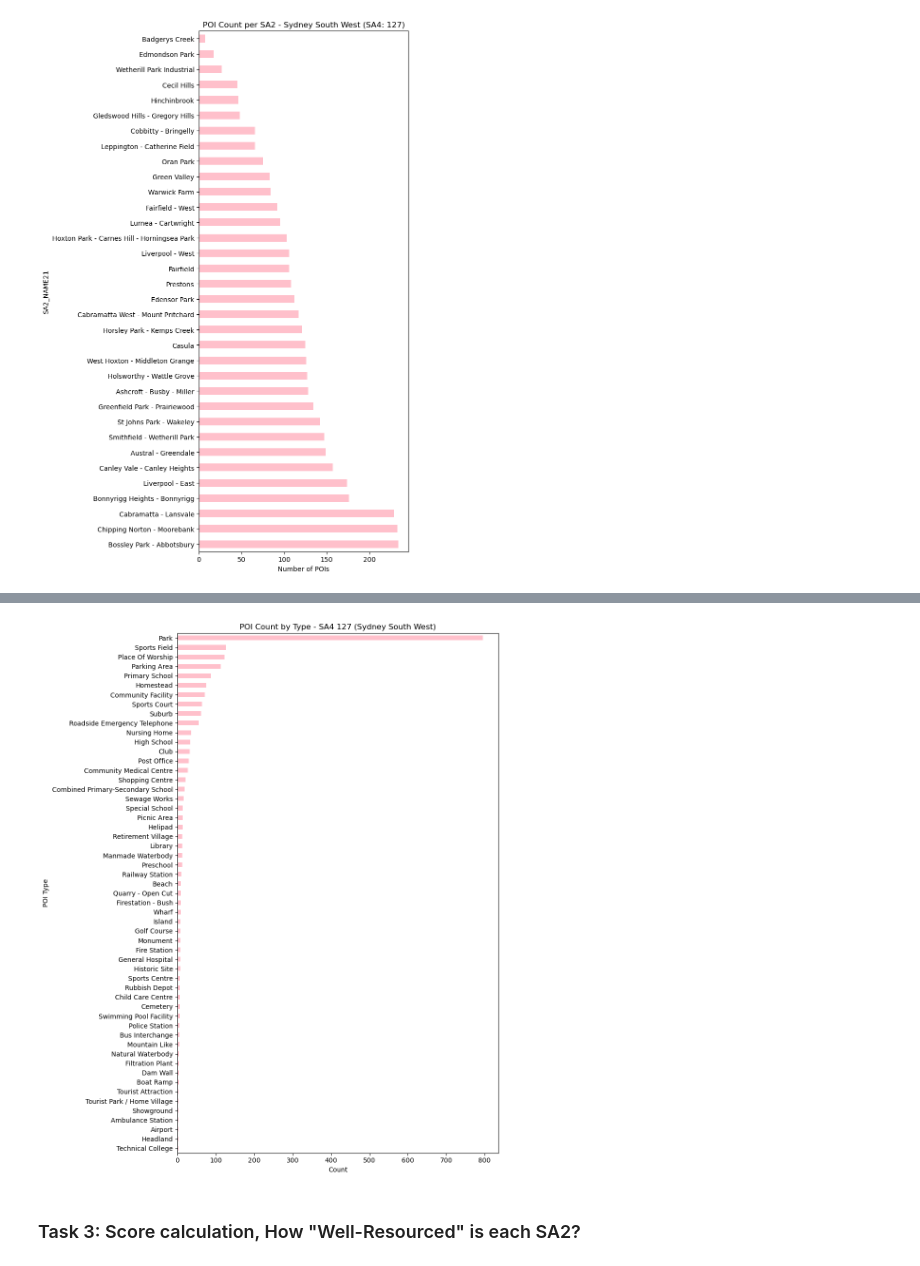
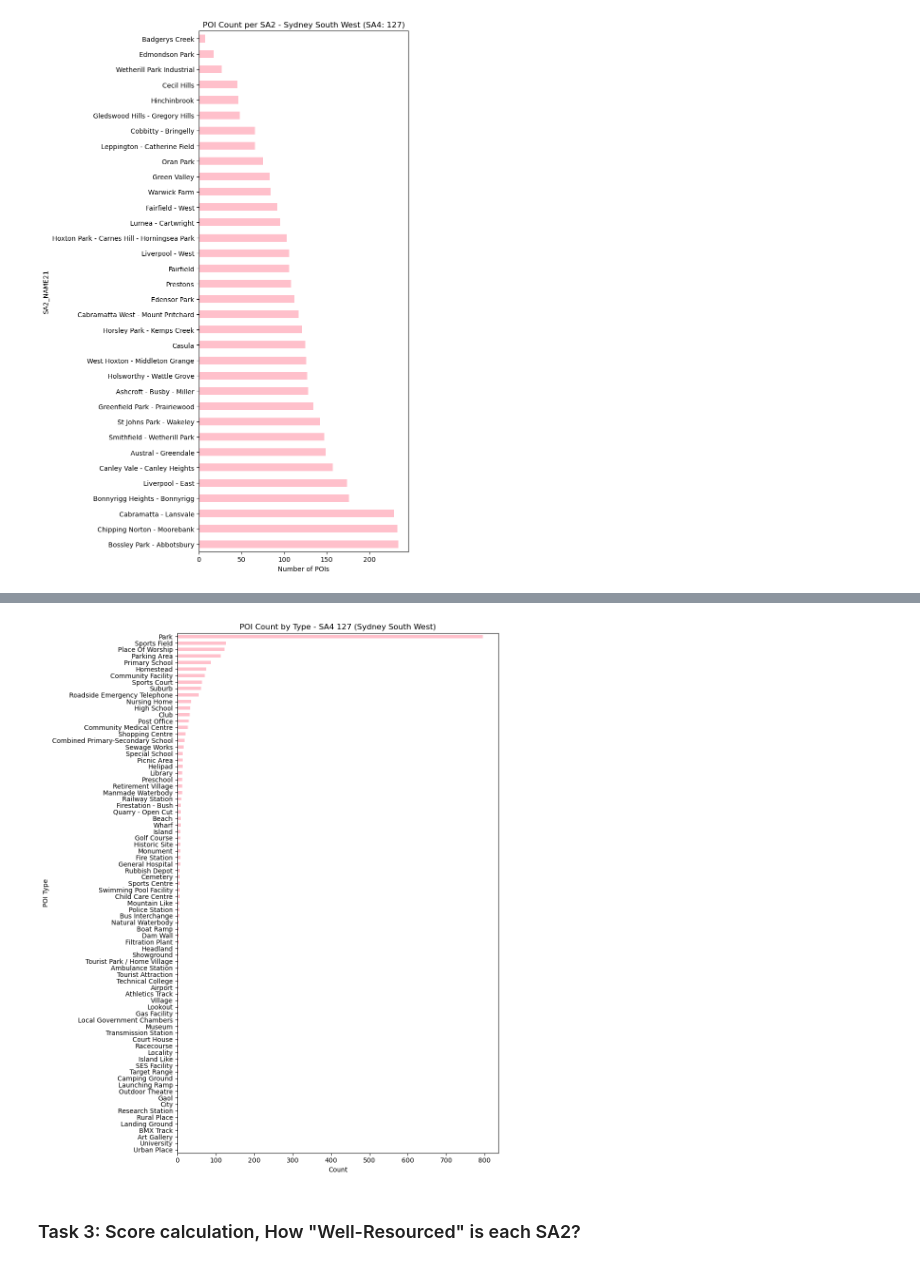
Before and after one commit to Rven66/DATA2001-Assignment_1, a Jupyter notebook: DATA2001-Assignment_1.ipynb, the cells around one changed output, grey strips where cells are left out. Drawn from its saved outputs; the diff is of its cells as text; code cells hidden in the pictures.

```diff
--- a/DATA2001-Assignment_1.ipynb
+++ b/DATA2001-Assignment_1.ipynb
@@ -1646,29 +1670,39 @@ Indexes created.
 # %%
 #sanity check - poi type breakdown
 try:
+    conn_check = psycopg2.connect(
+        dbname=os.getenv("DB_NAME"),
+        user=os.getenv("DB_USER"),
+        password=os.getenv("DB_PASSWORD"),
+        host="localhost",
+        port=5432
+    )
+
     df_check = pd.read_sql("""
         SELECT poitype, COUNT(*) as count
         FROM poi_sa4_127
         GROUP BY poitype
-        HAVING COUNT(*) >= 3
+        HAVING COUNT(*) >= 1
         ORDER BY count DESC
-    """, engine)
+    """, conn_check)
+
+    conn_check.close()
 
     df_check.plot.barh(
         x="poitype", y="count", legend=False,
         figsize=(10, 12), color="pink"
     )
     plt.title("POI Count by Type - SA4 127 (Sydney South West)")
     plt.xlabel("Count")
     plt.ylabel("POI Type")
     plt.gca().invert_yaxis()
     plt.tight_layout()
     plt.show()
 
 except Exception as e:
     print(f"Could not read back from DB: {e}")
 # %% [output]
-[figure, old version]
+[figure, new version]
 # %% [markdown]
 ### Task 3: Score calculation, How "Well-Resourced" is each SA2?
 # %%
```
Also changed, not shown: parts of 14 cells of this notebook.
